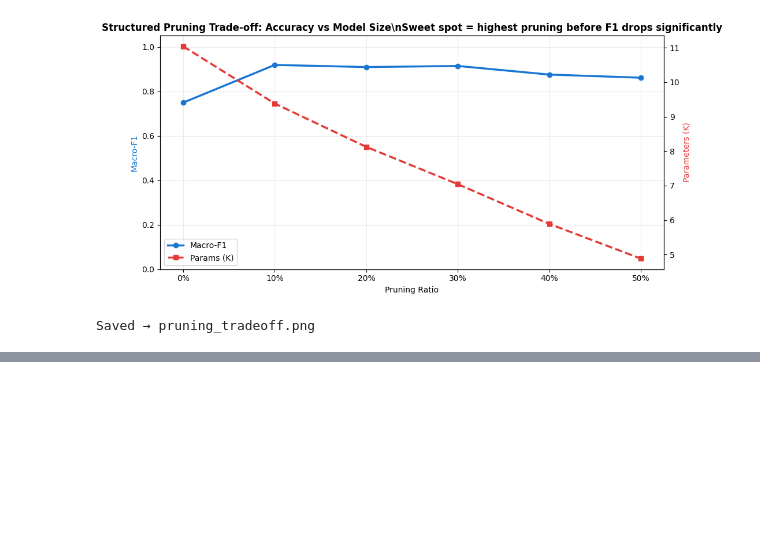
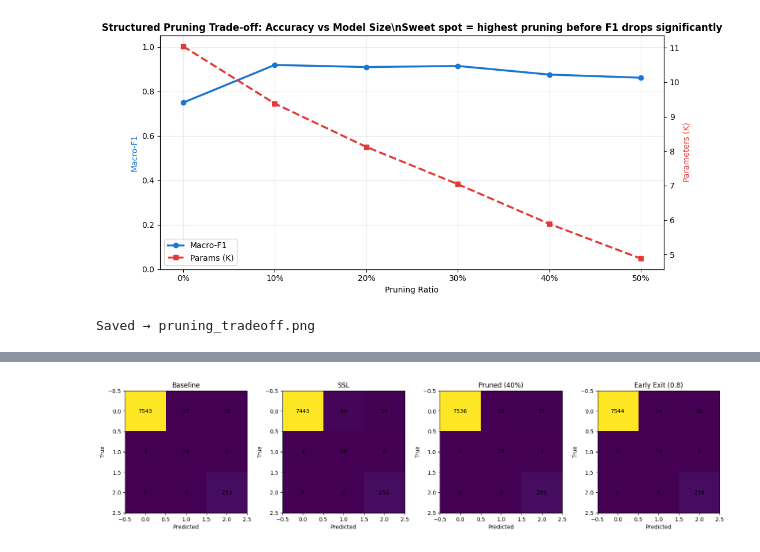
Before and after one commit to sejalbharadia/ENDG-511---Alarm-Prioritization-, a Jupyter notebook: notebooks/Team11_AP.ipynb, the cells around one changed output, grey strips where cells are left out. Saved outputs shown, nothing was run; the diff lists cells and outputs as text; code cells hidden in the pictures; blank space fills up the shorter version.

```diff
--- a/notebooks/Team11_AP.ipynb
+++ b/notebooks/Team11_AP.ipynb
@@ -1012 +965,26 @@ Pruned (40%)    0.9963    0.9405           0.9807          0.0260 46.7% fewer pa
 ✓ Saved → final_model_comparison.png
+# %%
+conf_matrices = {
+    "Baseline": cm_base,
+    "SSL": cm_ssl,
+    "Pruned (40%)": cm_prune,
+    "Early Exit (0.8)": cm_ee
+}
+
+fig, axes = plt.subplots(1, 4, figsize=(16, 4))
+
+for ax, (name, cm) in zip(axes, conf_matrices.items()):
+    im = ax.imshow(cm)
+    ax.set_title(name)
+    ax.set_xlabel("Predicted")
+    ax.set_ylabel("True")
+
+    # Add numbers inside matrix
+    for i in range(cm.shape[0]):
+        for j in range(cm.shape[1]):
+            ax.text(j, i, cm[i, j], ha="center", va="center")
+
+plt.tight_layout()
+plt.show()
+# %% [output]
+[figure, added]
```
Also changed, not shown: parts of 12 cells of this notebook, 3 other files.
